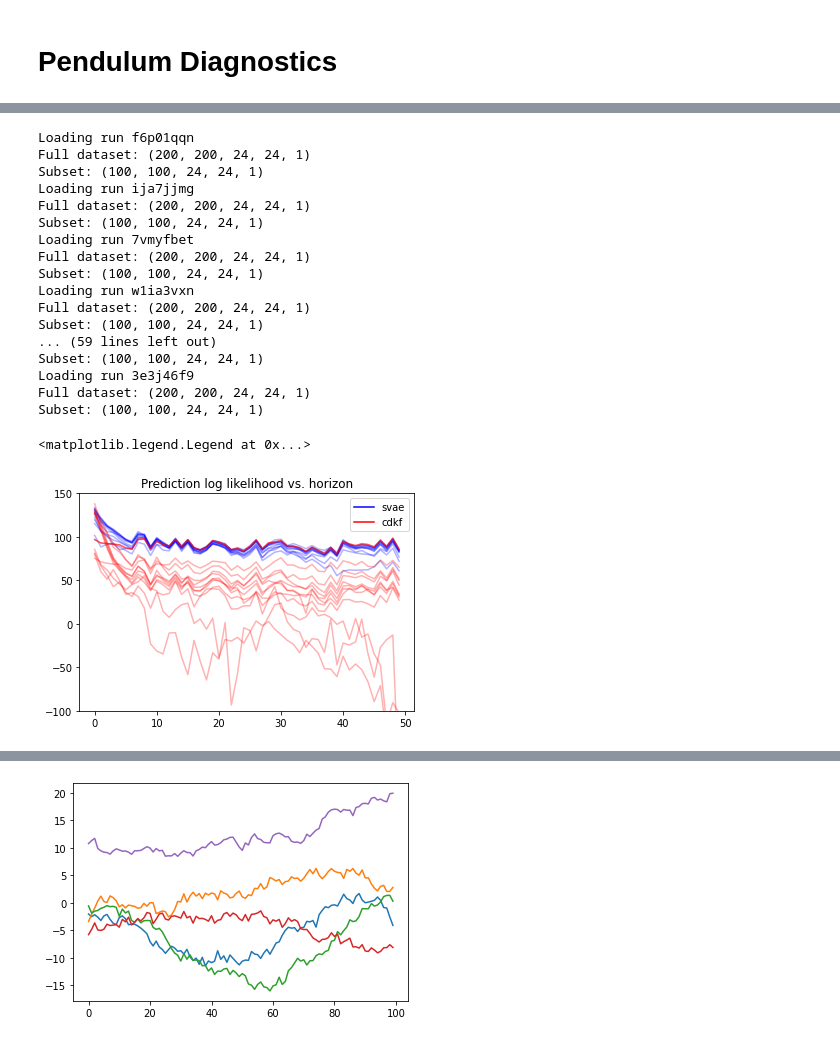
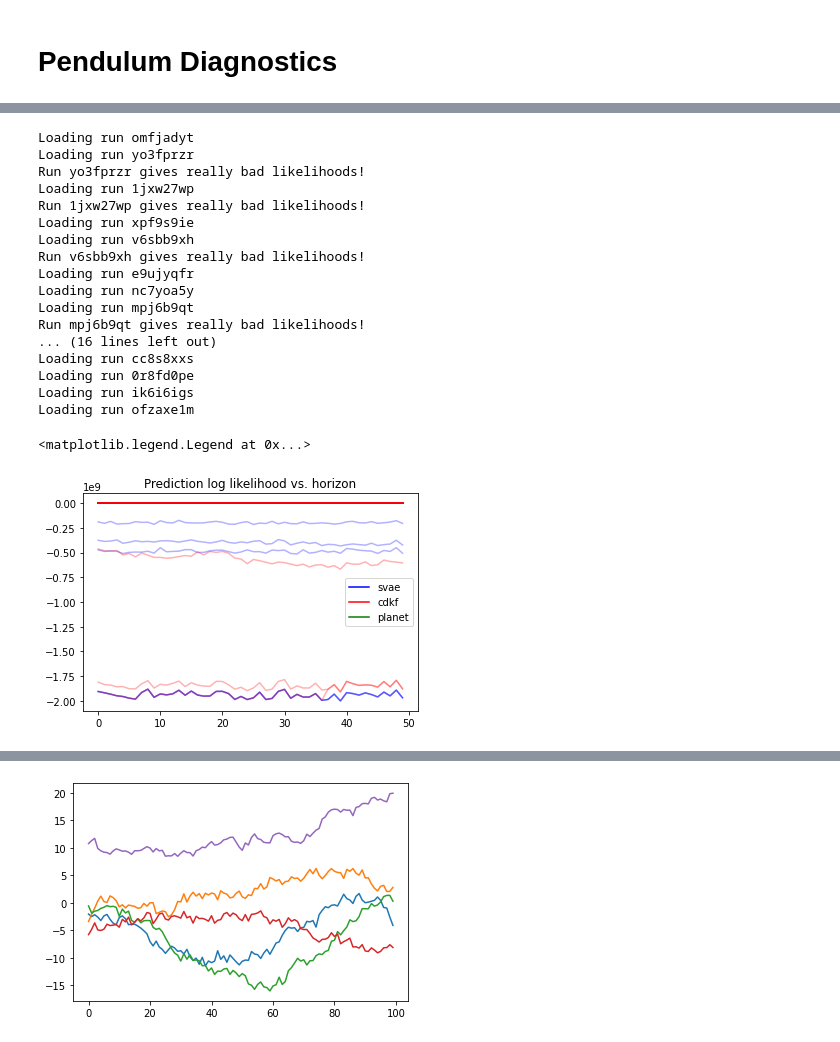
Before and after one commit to matthew9671/MattLab, a Jupyter notebook: Revisiting_SVAE.ipynb, the cells around one changed output, grey strips where cells are left out. Saved outputs shown, nothing was run; the diff lists cells and outputs as text; code cells hidden in the pictures.

```diff
--- a/Revisiting_SVAE.ipynb
+++ b/Revisiting_SVAE.ipynb
@@ -3862,60 +3922,73 @@ def evaluate_run(project_path, run_name, key=None):
 if ("all_results" not in globals()): all_results = {}
 # %%
 api = wandb.Api()
+latent_dims = 5
 runs = api.runs("matthew9671/SVAE-Pendulum-ICML-3", filters={"State": "finished",
                                                              "config.inference_method": "svae",
-                                                             "config.latent_dims": 2})
+                                                             "config.latent_dims": latent_dims})
 svae_runs = []
 for run in runs:
     svae_runs.append(run.id)
 runs = api.runs("matthew9671/SVAE-Pendulum-ICML-3", filters={"State": "finished",
                                                              "config.inference_method": "cdkf",
-                                                             "config.latent_dims": 2})
+                                                             "config.latent_dims": latent_dims})
 cdkf_runs = []
 for run in runs:
     cdkf_runs.append(run.id)
+runs = api.runs("matthew9671/SVAE-Pendulum-ICML-3", filters={"State": "finished",
+                                                             "config.inference_method": "planet",
+                                                             "config.latent_dims": latent_dims})
+planet_runs = []
+for run in runs:
+    planet_runs.append(run.id)
 # %%
 ax = plt.subplot()
 project_path = "matthew9671/SVAE-Pendulum-ICML-3/"
 # svae_runs = ["v6sbb9xh", "xpf9s9ie", "1jxw27wp", "yo3fprzr"]
 # cdkf_runs = ["ik6i6igs"] #"cdt4gir1", "mpc58ktj", "dgudjrut", "4nctqeby", "cc8s8xxs"]
 key = key_0
-for run_name in svae_runs + cdkf_runs:
+for run_name in svae_runs + cdkf_runs:# + planet_runs:
     print("Loading run " + run_name)
     key = jr.split(key)[1]
     if (run_name not in all_results):
         all_results[run_name] = evaluate_run(project_path, run_name, key)
     result = all_results[run_name]
     mean_pred_lls = result["long_horizon_pred_lls"].mean(axis=0)
+    if (mean_pred_lls.mean() < -100 and run_name in svae_runs):
+        print("Run " + run_name + " gives really bad likelihoods!")
     if (run_name in svae_runs):
         ax.plot(mean_pred_lls, color="blue", alpha=.3)
     elif (run_name in cdkf_runs):
         ax.plot(mean_pred_lls, color="red", alpha=.3)
+    elif (run_name in planet_runs):
+        # pass
+        ax.plot(mean_pred_lls, color="green", alpha=.3)
 ax.plot(0, label="svae", color="blue")
 ax.plot(0, label="cdkf", color="red")
+ax.plot(0, label="planet", color="green")
 ax.set_title("Prediction log likelihood vs. horizon")
-ax.set_ylim(-100, 150)
+# ax.set_ylim(-100, 150)
 ax.legend()
 # %% [output]
-Loading run f6p01qqn
-Full dataset: (200, 200, 24, 24, 1)
-Subset: (100, 100, 24, 24, 1)
-Loading run ija7jjmg
-Full dataset: (200, 200, 24, 24, 1)
-Subset: (100, 100, 24, 24, 1)
-Loading run 7vmyfbet
-Full dataset: (200, 200, 24, 24, 1)
-Subset: (100, 100, 24, 24, 1)
-Loading run w1ia3vxn
-Full dataset: (200, 200, 24, 24, 1)
-Subset: (100, 100, 24, 24, 1)
-... (59 lines left out)
-Subset: (100, 100, 24, 24, 1)
-Loading run 3e3j46f9
-Full dataset: (200, 200, 24, 24, 1)
-Subset: (100, 100, 24, 24, 1)
+Loading run omfjadyt
+Loading run yo3fprzr
+Run yo3fprzr gives really bad likelihoods!
+Loading run 1jxw27wp
+Run 1jxw27wp gives really bad likelihoods!
+Loading run xpf9s9ie
+Loading run v6sbb9xh
+Run v6sbb9xh gives really bad likelihoods!
+Loading run e9ujyqfr
+Loading run nc7yoa5y
+Loading run mpj6b9qt
+Run mpj6b9qt gives really bad likelihoods!
+... (16 lines left out)
+Loading run cc8s8xxs
+Loading run 0r8fd0pe
+Loading run ik6i6igs
+Loading run ofzaxe1m
 <matplotlib.legend.Legend at 0x...>
-[figure, old version]
+[figure, new version]
 # %%
 svae_thetas = []
 svae_omegas = []
```
Also changed, not shown: parts of 6 cells of this notebook.
